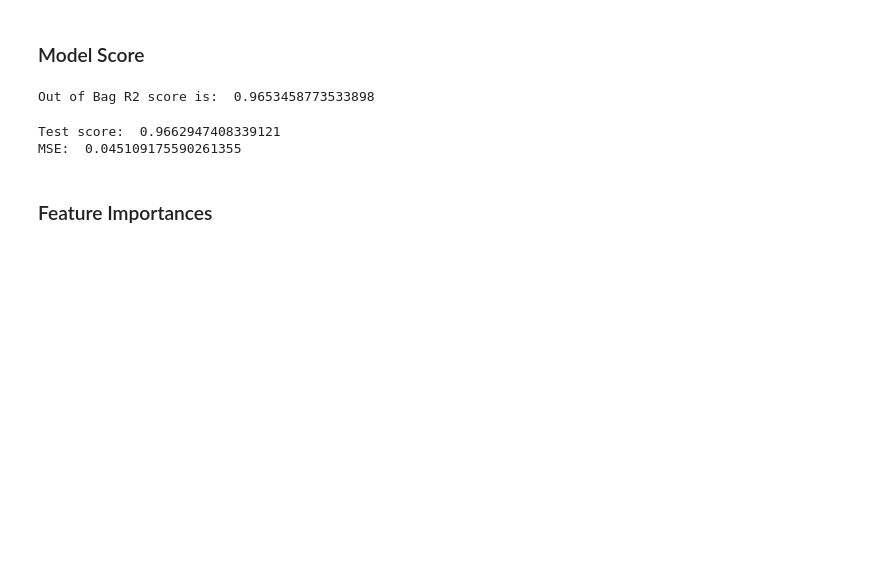
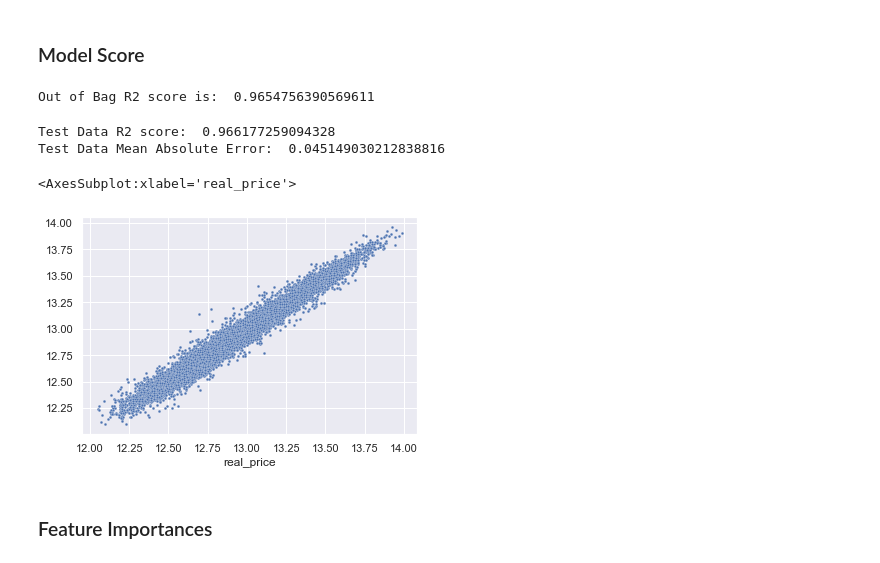
Before and after one commit to milkmanex1/HDB, a Jupyter notebook: Random Forest.ipynb, the cells around one changed output. Cells and saved outputs as stored; diff of their text form; code cells hidden in the pictures; blank space fills up the shorter version.

```diff
--- a/Random Forest.ipynb
+++ b/Random Forest.ipynb
@@ -45,23 +45,28 @@ RandomForestRegressor(oob_score=True)
 # %% [markdown]
 ### Model Score
 # %%
-##Model score
+##OOB score
 
-scoreOfModel = rf.oob_score_
-print('Out of Bag R2 score is: ', scoreOfModel)
+score = rf.oob_score_
+print('Out of Bag R2 score is: ', score)
 # %% [output]
-Out of Bag R2 score is:  0.9653458773533898
+Out of Bag R2 score is:  0.9654756390569611
 # %%
 
 from sklearn.metrics import mean_absolute_error, r2_score
 
 pred = rf.predict(X_test)
 
-print('Test score: ', r2_score(y_test, pred))
-print('MSE: ', mean_absolute_error(y_test['real_price'], pred))
+print('Test Data R2 score: ', r2_score(y_test, pred))
+print('Test Data Mean Absolute Error: ', mean_absolute_error(y_test['real_price'], pred))
 # %% [output]
-Test score:  0.9662947408339121
-MSE:  0.045109175590261355
+Test Data R2 score:  0.966177259094328
+Test Data Mean Absolute Error:  0.045149030212838816
+# %%
+sns.scatterplot(x=y_test['real_price'], y=pred, s=8)
+# %% [output]
+<AxesSubplot:xlabel='real_price'>
+[figure, added]
 # %% [markdown]
 ### Feature Importances
 # %%
```
Also changed, not shown: 1 other file.
